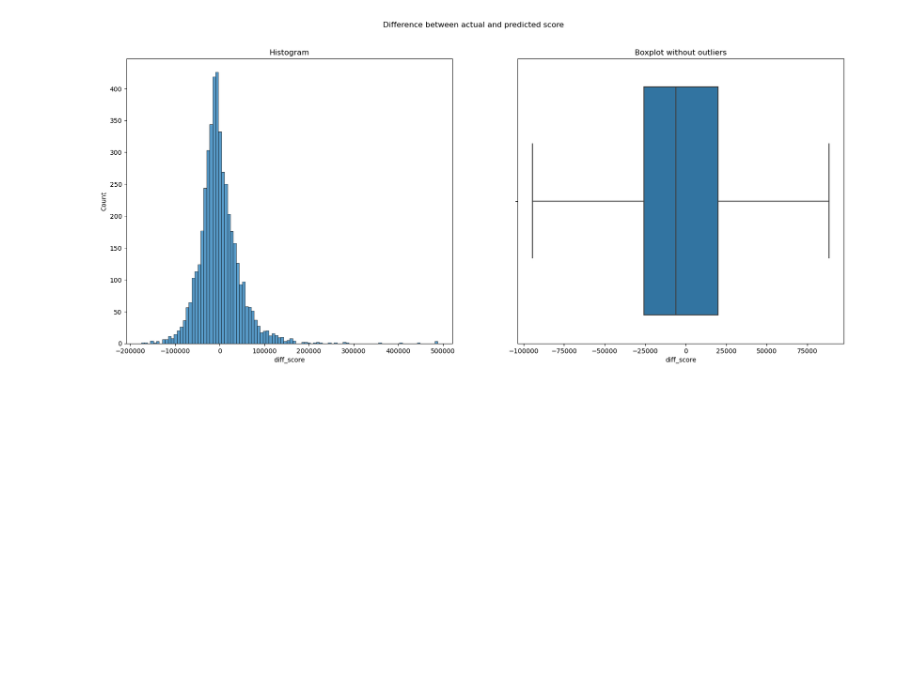
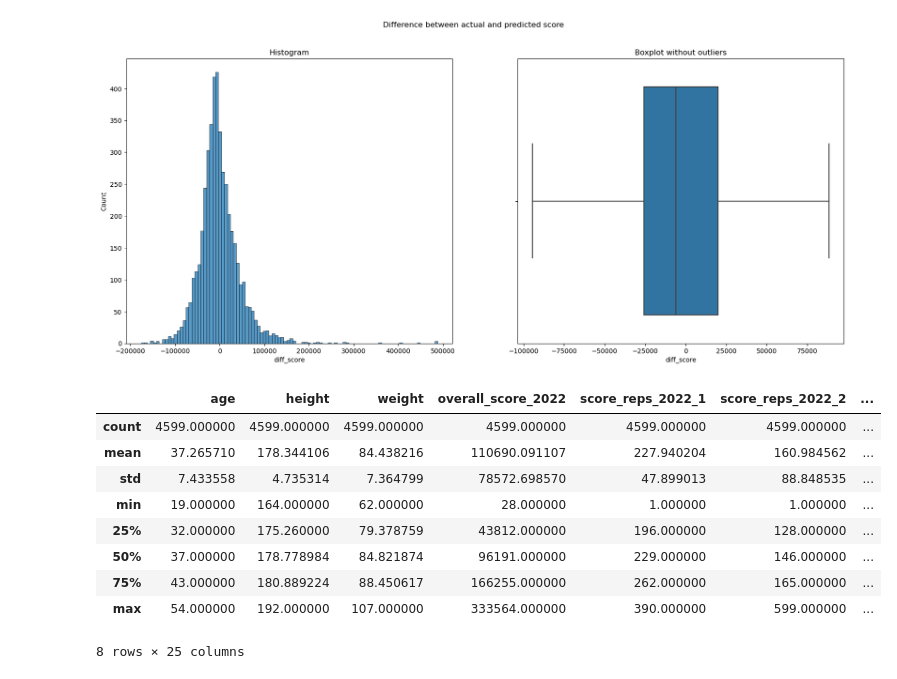
Before and after one commit to jowwwsy/MBA2023_USP_ICMC, a Jupyter notebook: models/9.0-jpb-xgboost.ipynb, the cells around one changed output. Drawn from its saved outputs; the diff is of its cells as text; code cells hidden in the pictures; blank space fills up the shorter version.

```diff
--- a/models/9.0-jpb-xgboost.ipynb
+++ b/models/9.0-jpb-xgboost.ipynb
@@ -208,3 +208,16 @@ sns.boxplot(ax=axes[1], data=df_check, x="diff_score", showfliers=False).set_tit
 # %% [output]
 Text(0.5, 1.0, 'Boxplot without outliers')
 [figure]
+# %%
+df_check.describe()
+# %% [output]
+|  | age | height | weight | overall_score_2022 | score_reps_2022_1 | score_reps_2022_2 | ... |
+| count | 4599.000000 | 4599.000000 | 4599.000000 | 4599.000000 | 4599.000000 | 4599.000000 | ... |
+| mean | 37.265710 | 178.344106 | 84.438216 | 110690.091107 | 227.940204 | 160.984562 | ... |
+| std | 7.433558 | 4.735314 | 7.364799 | 78572.698570 | 47.899013 | 88.848535 | ... |
+| min | 19.000000 | 164.000000 | 62.000000 | 28.000000 | 1.000000 | 1.000000 | ... |
+| 25% | 32.000000 | 175.260000 | 79.378759 | 43812.000000 | 196.000000 | 128.000000 | ... |
+| 50% | 37.000000 | 178.778984 | 84.821874 | 96191.000000 | 229.000000 | 146.000000 | ... |
+| 75% | 43.000000 | 180.889224 | 88.450617 | 166255.000000 | 262.000000 | 165.000000 | ... |
+| max | 54.000000 | 192.000000 | 107.000000 | 333564.000000 | 390.000000 | 599.000000 | ... |
+8 rows × 25 columns
```
Also changed, not shown: 8 other files.
